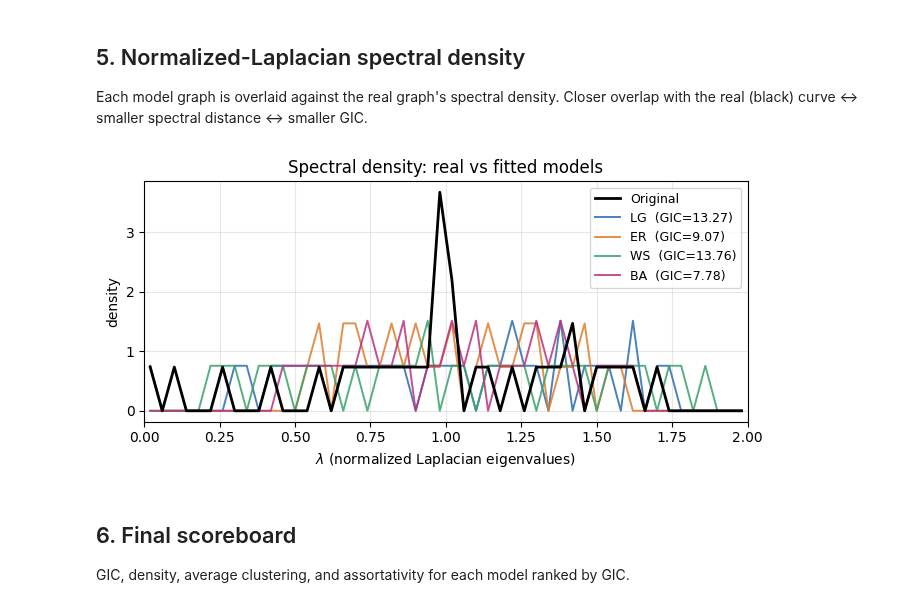
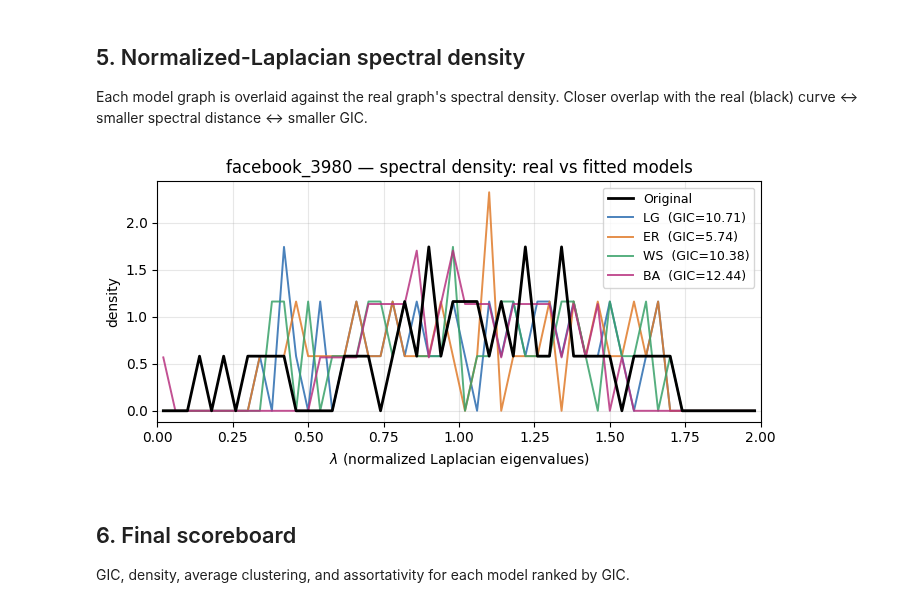
Before and after one commit to mbottoni/logit-graph, a Jupyter notebook: notebooks/refactors/1-fit-single-net.ipynb, the cells around one changed output. Drawn from its saved outputs; the diff is of its cells as text; code cells hidden in the pictures.

```diff
--- a/notebooks/refactors/1-fit-single-net.ipynb
+++ b/notebooks/refactors/1-fit-single-net.ipynb
@@ -78,7 +119,7 @@ spectral GIC against grid-searched baselines. Lower GIC = better fit.
 comparator = GraphModelComparator(
     d_list=[0, 1, 2, 3],
     lg_params={
-        "max_iterations": 3000,
+        "max_iterations": 5000,
         "patience": 500,
         "edge_delta": None,
         "min_gic_threshold": 5,
@@ -90,7 +131,7 @@ comparator = GraphModelComparator(
     verbose=False,
     other_models=["ER", "WS", "BA"],
     other_model_grid_points=5,
-).compare(original_graph=G_real, graph_filepath="karate_club")
+).compare(original_graph=G_real, graph_filepath=DATASET)
 
 summary = comparator.summary_df.copy()
 display_cols = [
@@ -123,7 +164,7 @@ ax.bar(scored["model"], scored["gic_value"], color=colors, edgecolor="white")
 for i, (m, v) in enumerate(zip(scored["model"], scored["gic_value"])):
     ax.text(i, v, f"{v:.2f}", ha="center", va="bottom", fontsize=9)
 ax.set_ylabel("GIC (lower = better)")
-ax.set_title("Karate club — GIC by model")
+ax.set_title(f"{DATASET} — GIC by model")
 ax.grid(axis="y", alpha=0.3)
 fig.tight_layout()
 plt.show()
@@ -187,35 +228,35 @@ Closer overlap with the real (black) curve ↔ smaller spectral distance
 # %%
 def spectral_density(G: nx.Graph) -> tuple[np.ndarray, np.ndarray]:
     gic = GraphInformationCriterion(graph=G, model="LG", log_graph=G, dist="KL")
     hist, bin_edges = gic.compute_spectral_density(G)
     centers = 0.5 * (bin_edges[:-1] + bin_edges[1:])
     return centers, hist
 
 x_real, y_real = spectral_density(G_real)
 
 fig, ax = plt.subplots(figsize=(7.0, 3.4))
 ax.plot(x_real, y_real, color="black", lw=2.0, label="Original", zorder=5)
 
 palette = {"LG": "#2b6cb0", "ER": "#e07b2a", "WS": "#38a169", "BA": "#b83280"}
 for name in ["LG", "ER", "WS", "BA"]:
     G = comparator.fitted_graphs_data.get(name, {}).get("graph")
     if G is None or G.number_of_edges() == 0:
         continue
     x, y = spectral_density(G)
     gic_v = comparator.fitted_graphs_data[name]["metadata"].get("gic_value", float("nan"))
     ax.plot(x, y, color=palette[name], lw=1.4, alpha=0.85,
             label=f"{name}  (GIC={gic_v:.2f})")
 
 ax.set_xlim(0, 2)
 ax.set_xlabel(r"$\lambda$ (normalized Laplacian eigenvalues)")
 ax.set_ylabel("density")
-ax.set_title("Spectral density: real vs fitted models")
+ax.set_title(f"{DATASET} — spectral density: real vs fitted models")
 ax.legend(fontsize=9, loc="upper right")
 ax.grid(alpha=0.3)
 fig.tight_layout()
 plt.show()
 # %% [output]
-[figure, old version]
+[figure, new version]
 # %% [markdown]
 ## 6. Final scoreboard
 
```
Also changed, not shown: parts of 7 cells of this notebook.
